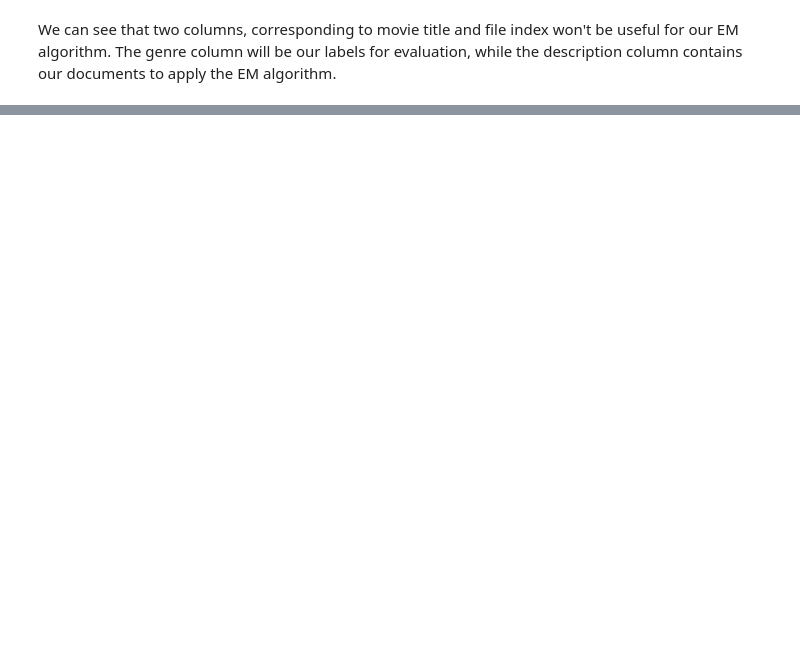
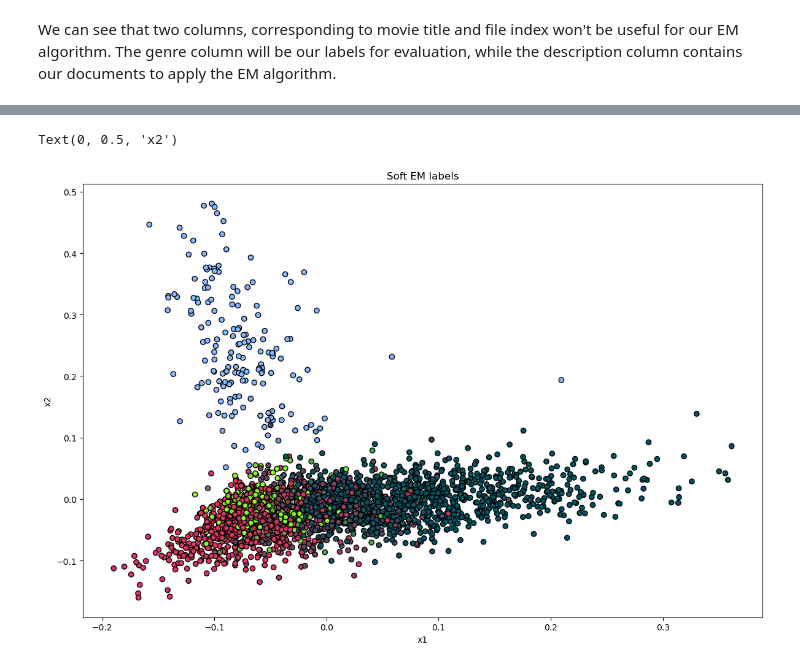
Before and after one commit to ScottMWong/Document_Clustering_EM, a Jupyter notebook: Document_Clustering_EM.ipynb, the cells around one changed output, grey strips where cells are left out. Cells and saved outputs as stored; diff of their text form; code cells hidden in the pictures; blank space fills up the shorter version.

Commit message:
Added visualisations

```diff
--- a/Document_Clustering_EM.ipynb
+++ b/Document_Clustering_EM.ipynb
@@ -190,0 +234,4 @@ thriller, comedy, documentary, drama, horror
+# %%
+tf_idf = TfidfVectorizer(lowercase=True, stop_words='english', min_df=10, norm='l2')
+features = tf_idf.fit_transform(raw_documents=df.description.values)
+features_array = features.toarray()
@@ -190,0 +243,4 @@ thriller, comedy, documentary, drama, horror
+# %%
+softEM = SoftEM(K=4)
+softEM.fit(features_array)
+soft_EM_labels = softEM.predict(features_array)
@@ -190,0 +249,4 @@ thriller, comedy, documentary, drama, horror
+# %%
+hardEM = SoftEM(K=4)
+hardEM.fit(features_array)
+hard_EM_labels = softEM.predict(features_array)
@@ -190,0 +267,4 @@ thriller, comedy, documentary, drama, horror
+# %%
+# Conduct PCA -> 2D on features
+pca_features = PCA(n_components=2)
+_2D_features = pca_features.fit_transform(features_array)
@@ -190,0 +281,17 @@ thriller, comedy, documentary, drama, horror
+# %%
+# Visualise the Soft EM labels
+
+# Convert cluster probabilities to RGB colours
+pca_rgb = PCA(n_components=3)
+soft_EM_labels_rgb = pca_rgb.fit_transform(soft_EM_labels)
+soft_EM_labels_rgb -= np.min(soft_EM_labels_rgb)
+soft_EM_labels_rgb /= np.max(soft_EM_labels_rgb)
+
+_, axs = plt.subplots(1, 1, figsize=(12, 8), tight_layout=True)
+axs.scatter(x=_2D_features[:,0],y=_2D_features[:,1], c=soft_EM_labels_rgb, edgecolors="black")
+axs.set_title('Soft EM labels')
+axs.set_xlabel('x1')
+axs.set_ylabel('x2')
+# %% [output]
+Text(0, 0.5, 'x2')
+[figure, added]
```
Also changed, not shown: parts of 19 cells of this notebook.
